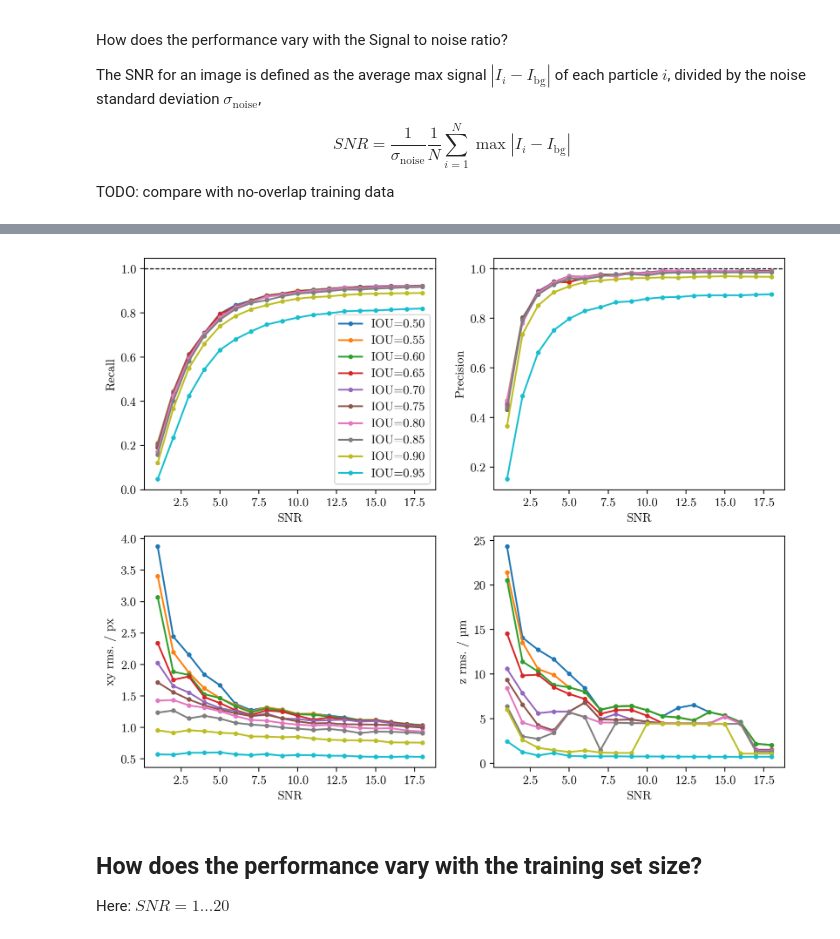
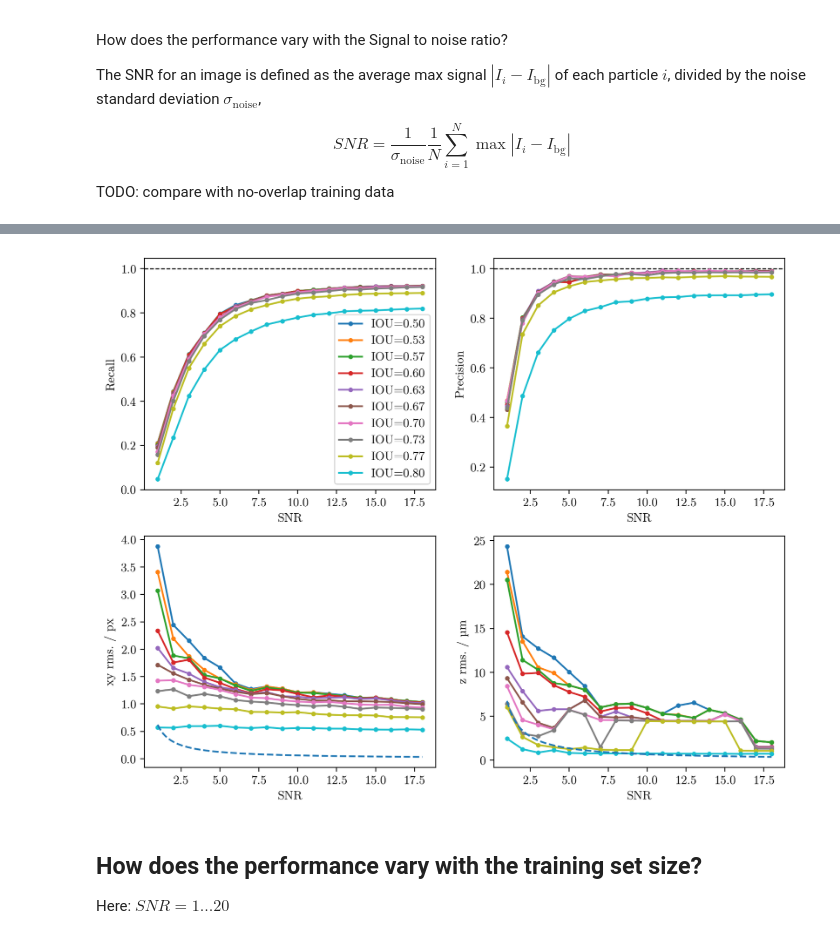
Before and after one commit to till-robert/YOLOtrack11, a Jupyter notebook: notebooks/zaxis_val.ipynb, the cells around one changed output, grey strips where cells are left out. Cells and saved outputs as stored; diff of their text form; code cells hidden in the pictures.

```diff
--- a/notebooks/zaxis_val.ipynb
+++ b/notebooks/zaxis_val.ipynb
@@ -82,35 +85,39 @@ precision = np.array([res["p"] for res in r]).squeeze()
 plt.figure(figsize=(10,8))
 
 plt.subplot(2,2,1)
 plt.xlabel("SNR")
 plt.ylabel("Recall")
 plt.axhline(1,0,1,ls="dashed", lw=0.9,c="k")
-iou_label = [f"IOU={iou:.2f}" for iou in np.linspace(0.5,0.95,10)]
+iou_label = [f"IOU={iou:.2f}" for iou in np.linspace(0.5,0.8,10)]
 plt.plot(snrlevels, recall, ".-",label=iou_label)
 plt.legend()
 plt.subplot(2,2,2)
 plt.axhline(1,0,1,ls="dashed", lw=0.9,c="k")
 plt.plot(snrlevels, precision, ".-",label="Precision = $1 -$false positive rate")
 plt.xlabel("SNR")
 plt.ylabel("Precision")
 
+
+crlb = np.load("crlb_snr_results.npz")
 plt.subplot(2,2,3)
 #plt.axvline(45,0,1,ls="dashed", lw=0.9, label="training lower noise bound")
 #plt.axvline(50,0,1,ls="dashed", lw=0.9, label="training upper noise bound")
 # plt.axvline(47,0,1,ls="dashed", lw=0.9, label="yundon's noise level")
 plt.plot(snrlevels, xy_rms, ".-",)
+plt.plot(crlb["snr_space"], crlb["mean_lb_xy"], "--", label="CRLB")
 plt.xlabel("SNR")
 plt.ylabel("xy rms. / px")
 plt.subplot(2,2,4)
 #plt.axvline(45,0,1,ls="dashed", lw=0.9, label="training lower noise bound")
 #plt.axvline(50,0,1,ls="dashed", lw=0.9, label="training upper noise bound")
 # plt.axvline(47,0,1,ls="dashed", lw=0.9, label="yundon's noise level")
 plt.plot(snrlevels, z_rms, ".-",)
+plt.plot(crlb["snr_space"], crlb["mean_lb_z"], "--", label="CRLB")
 plt.xlabel("SNR")
 plt.ylabel("z rms. / µm")
 plt.show()
 # %% [output]
-[figure, old version]
+[figure, new version]
 # %% [markdown]
 ## How does the performance vary with the training set size?
 
```
Also changed, not shown: parts of 5 cells of this notebook, 13 other files.
